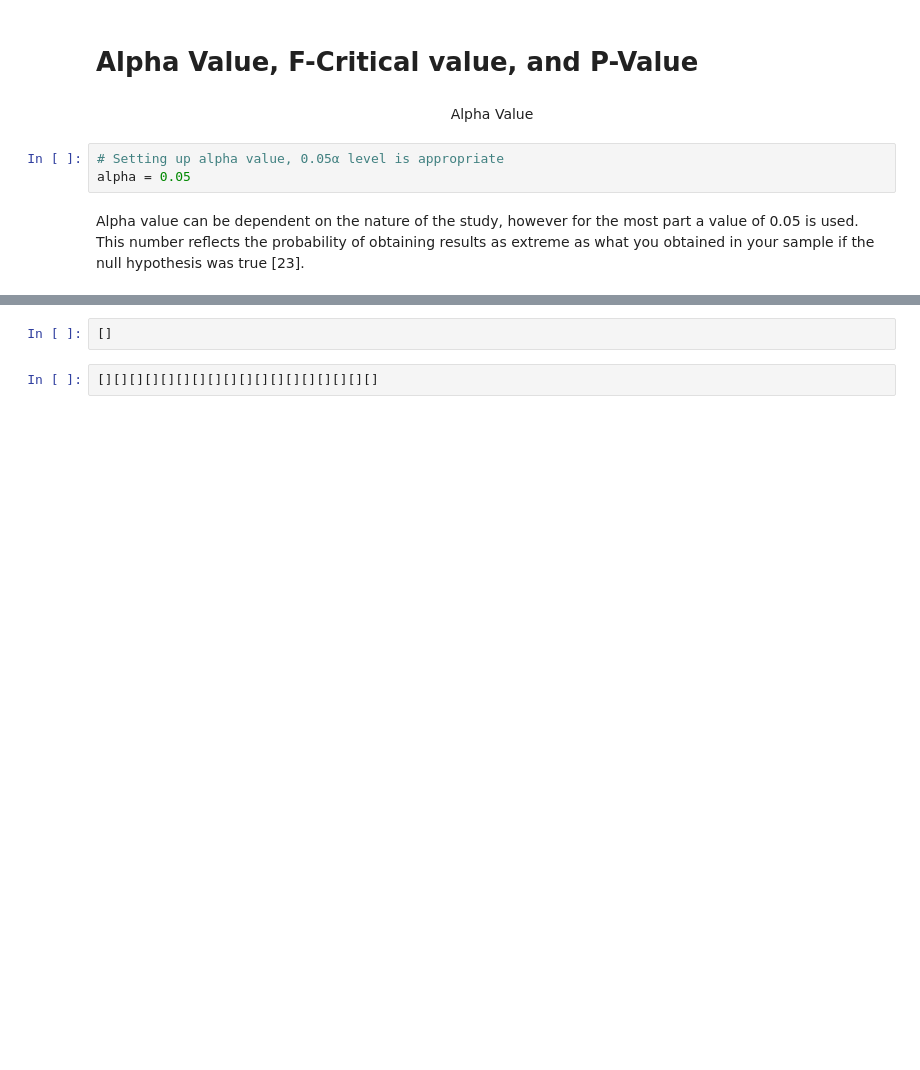
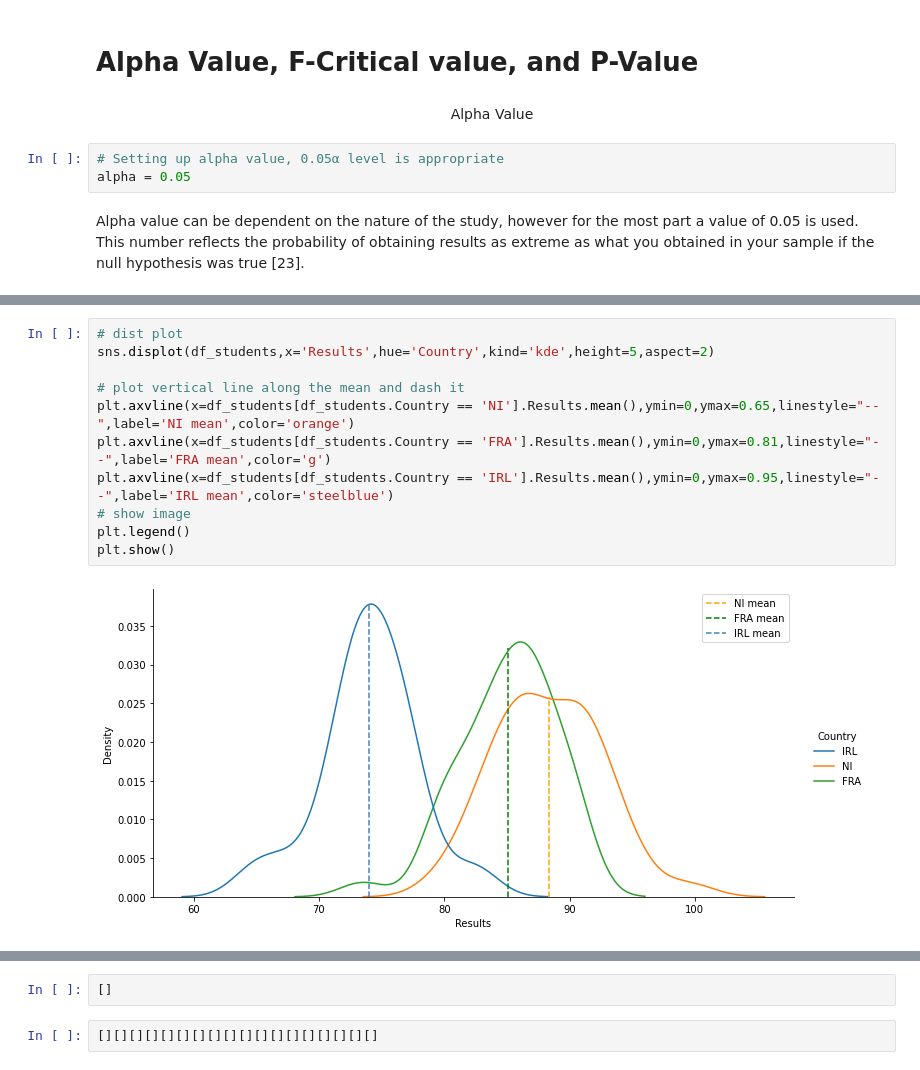
Before and after one commit to Deego88/MLS, a Jupyter notebook: Scipy-stats.ipynb, the cells around one changed output, grey strips where cells are left out. Drawn from its saved outputs; the diff is of its cells as text; blank space fills up the shorter version.

Commit message:
Add files via upload
Overall mean dist plot graphs with dashed lines added! tedious!

```diff
--- a/Scipy-stats.ipynb
+++ b/Scipy-stats.ipynb
@@ -561 +601,14 @@ print("------------------")
+# %%
+# dist plot
+sns.displot(df_students,x='Results',hue='Country',kind='kde',height=5,aspect=2)
+
+# plot vertical line along the mean and dash it
+plt.axvline(x=df_students[df_students.Country == 'NI'].Results.mean(),ymin=0,ymax=0.65,linestyle="--",label='NI mean',color='orange')
+plt.axvline(x=df_students[df_students.Country == 'FRA'].Results.mean(),ymin=0,ymax=0.81,linestyle="--",label='FRA mean',color='g')
+plt.axvline(x=df_students[df_students.Country == 'IRL'].Results.mean(),ymin=0,ymax=0.95,linestyle="--",label='IRL mean',color='steelblue')
+# show image
+plt.legend()
+plt.show()
+# %% [output]
+[figure, added]
 # %%
```
Also changed, not shown: parts of 9 cells of this notebook.
